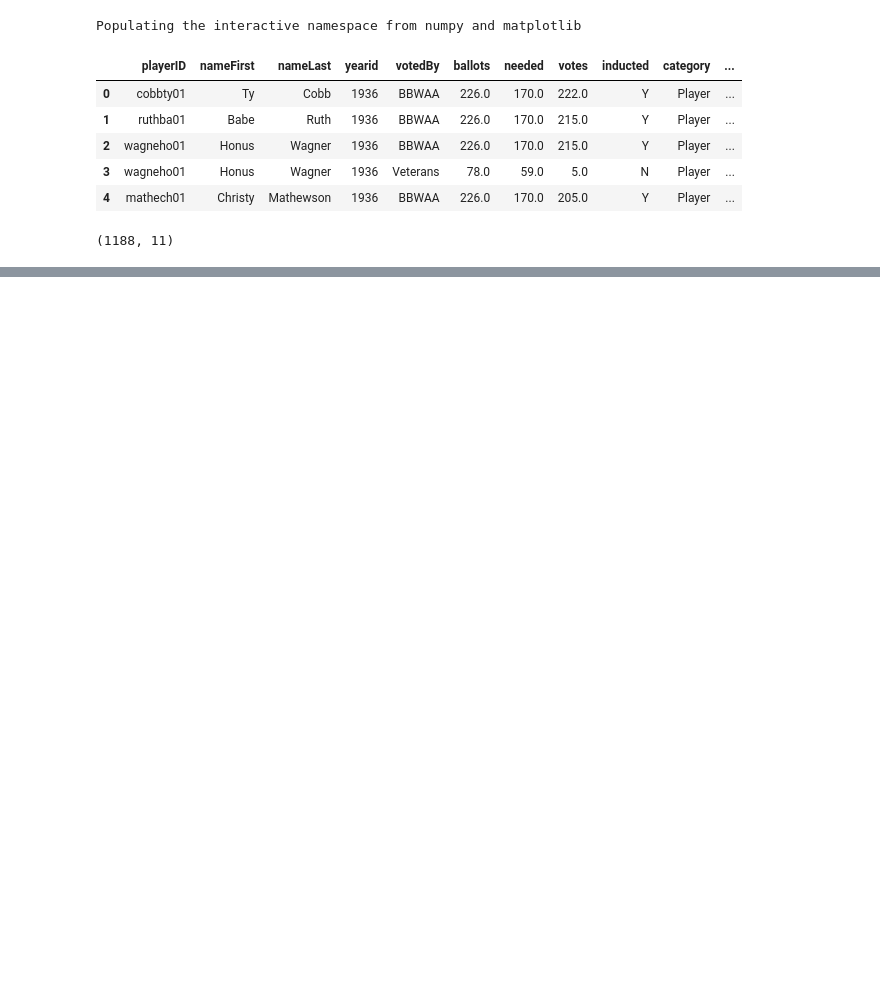
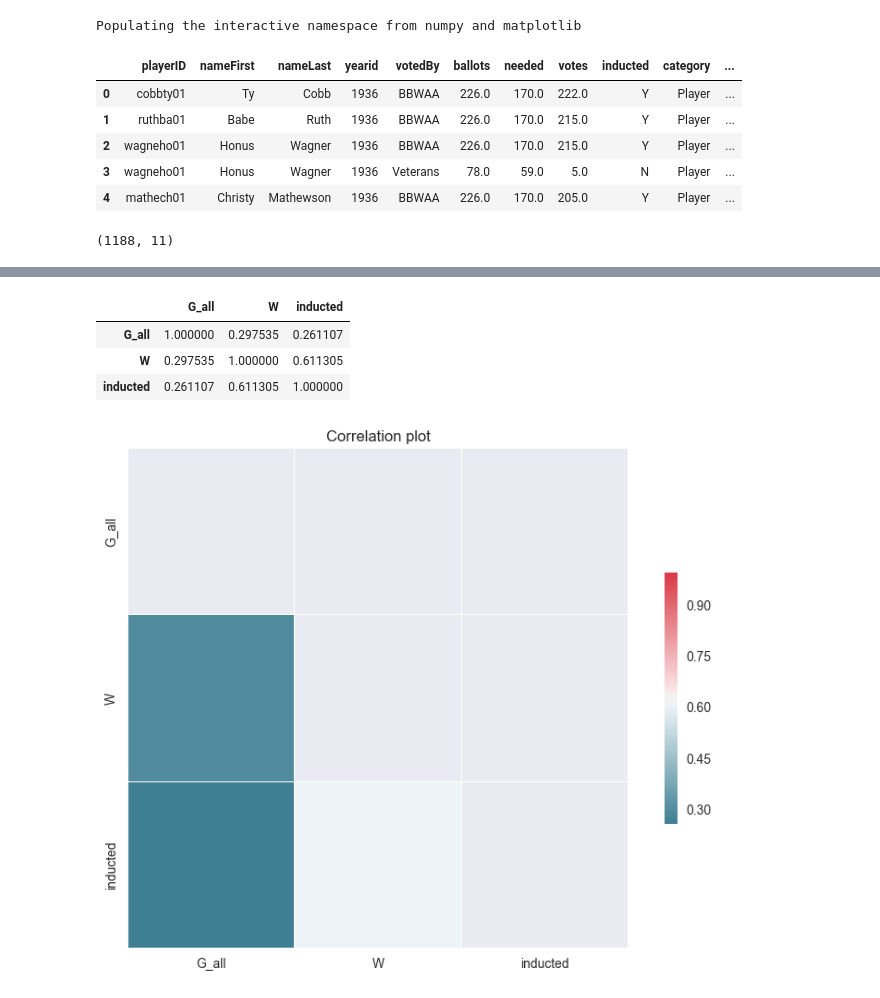
Before and after one commit to hueykwik/baseballhof, a Jupyter notebook: Hall of Fame Analysis.ipynb, the cells around one changed output, grey strips where cells are left out. Cells and saved outputs as stored; diff of their text form; code cells hidden in the pictures; blank space fills up the shorter version.

Commit message:
Add pitcher correlation plot.

```diff
--- a/Hall of Fame Analysis.ipynb
+++ b/Hall of Fame Analysis.ipynb
@@ -46,0 +85,9 @@ display(nominated_players.shape)
+# %%
+# Convert inducted Y/N to numeric for corrplot later
+def convert_inducted_to_numeric(s):
+    if s == 'Y':
+        return 1
+    else:
+        return 0
+
+nominated_players['inducted'] = nominated_players['inducted'].apply(convert_inducted_to_numeric)
@@ -46,0 +96,8 @@ display(nominated_players.shape)
+# %%
+# Merge with Pitching
+pitching_total = cumulative_stats("baseballdatabank-master/core/Pitching.csv", display_head=False)
+
+pitchers = nominated_players.loc[nominated_players.Position == 'P']
+pitchers = pd.merge(pitchers, pitching_total, on='playerID')
+
+pitchers.head()
@@ -46,0 +118,28 @@ display(nominated_players.shape)
+# %%
+def corr_plot(corr):
+    # Generate a mask for the upper triangle
+    mask = np.zeros_like(corr, dtype=np.bool)
+    mask[np.triu_indices_from(mask)] = True
+
+    # Set up the matplotlib figure
+    f, ax = plt.subplots(figsize=(10, 7))
+
+    # Generate a custom diverging colormap
+    cmap = sns.diverging_palette(220, 10, as_cmap=True)
+
+    # Draw the heatmap with the mask and correct aspect ratio
+    sns.heatmap(corr, mask=mask, cmap=cmap,
+                square=True, xticklabels=corr.columns.values,
+                yticklabels=corr.columns.values,
+                linewidths=.5, cbar_kws={"shrink": .5}, ax=ax);
+
+    ax.set_title("Correlation plot");
+# %%
+display(pitchers[['G_all', 'W', 'inducted']].corr())
+corr_plot(pitchers[['G_all', 'W', 'inducted']].corr())
+# %% [output]
+|  | G_all | W | inducted |
+| G_all | 1.000000 | 0.297535 | 0.261107 |
+| W | 0.297535 | 1.000000 | 0.611305 |
+| inducted | 0.261107 | 0.611305 | 1.000000 |
+[figure, added]
```
Also changed, not shown: parts of 9 cells of this notebook.
